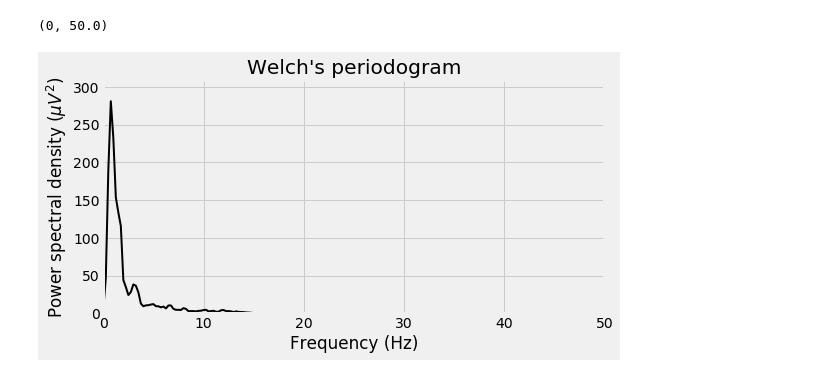
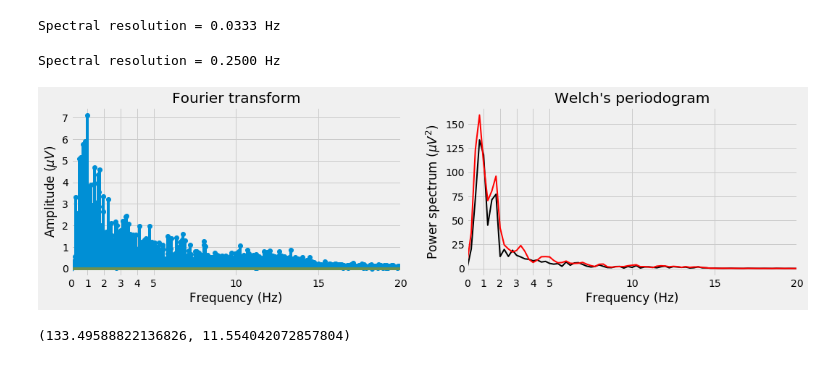
Before and after one commit to OrielBanne/myIPythonNotebooks, a Jupyter notebook: Signal_Processing/Welch's periodogram.ipynb, the cells around one changed output. Cells and saved outputs as stored; diff of their text form; code cells hidden in the pictures.

Commit message:
Welchs spectrogram almost final

```diff
--- a/Signal_Processing/Welch's periodogram.ipynb
+++ b/Signal_Processing/Welch's periodogram.ipynb
@@ -25,19 +112,51 @@ plt.xlabel('Time (sec)'), plt.ylabel('Voltage ($\mu$Volts)')
-# %%
-from scipy import signal
-
-# Define window length (4 seconds)
-win = 4 * sf
-freqs, psd = signal.welch(data, sf, nperseg=win)
-
-# Plot the power spectrum
-
-plt.figure(figsize=(8, 4))
-plt.plot(freqs, psd, color='k', lw=2)
-plt.xlabel('Frequency (Hz)')
-plt.ylabel('Power spectral density ($\mu V^2$)')
-plt.ylim([0, psd.max() * 1.1])
-plt.title("Welch's periodogram")
-plt.xlim([0, freqs.max()])
-# %% [output]
-(0, 50.0)
-[figure, removed]
+# %%
+# Fourier transform
+FourierCoeff = np.fft.fft(eeg)/eeg.size
+DC = [np.abs(FourierCoeff[0])]
+amp = np.concatenate((DC, 2*np.abs(FourierCoeff[1:])))
+
+# compute frequencies vector until half the sampling rate
+Nsamples = int( math.floor(eeg.size/2) )
+hz = np.linspace(0, sr/2., num = Nsamples + 1 )
+print('Spectral resolution = %2.4f Hz'%hz[1])
+# %% [output]
+Spectral resolution = 0.0333 Hz
+# %%
+# Perform Welch's periodogram with standard parameters
+segment = int( sr/0.25 )
+myhann = signal.get_window('hann', segment)
+myparams = dict(fs = sr, nperseg = segment, window = np.ones(segment), noverlap = 0, scaling = 'spectrum', return_onesided=True)
+freq, ps = signal.welch(x = eeg, **myparams)# units uV**2
+myparams2 = dict(fs = sr, nperseg = segment, window = myhann, noverlap = segment/5, scaling = 'spectrum', return_onesided=True)
+freq2, ps2 = signal.welch(x = eeg, **myparams2)# units uV**2
+
+print('Spectral resolution = %2.4f Hz'%freq[1])
+# %% [output]
+Spectral resolution = 0.2500 Hz
+# %%
+# Plot the power spectrum
+
+fig, ax = plt.subplots(1, 2, figsize=(16, 4))
+
+ax[0].set_title("Fourier transform")
+ax[0].stem(hz,amp[:len(hz)], use_line_collection = True)
+ax[0].set_ylabel('Amplitude ($\mu V$)')
+
+ax[1].set_title("Welch's periodogram")
+ax[1].plot(freq, 2*ps, color='k', lw=2) # multiply by 2 the amplitudes to have the negative frequencies
+ax[1].plot(freq2, 2*ps2, color='r', lw=2) # multiply by 2 the amplitudes to have the negative frequencies
+
+ax[1].set_ylabel('Power spectrum ($\mu V^2$)')
+
+for myax in ax:
+    myax.set_xlabel('Frequency (Hz)')
+    myax.set_xlim(0,20)
+    myticks = list(range(6)) + list(range(10, 25,5))
+    myax.set_xticks(myticks)
+# %% [output]
+[figure, added]
+# %%
+# The Welch periodogram overstimate the amplitude of the signal!
+2*ps.max(), np.sqrt(2*ps.max())
+# %% [output]
+(133.49588822136826, 11.554042072857804)
```
Also changed, not shown: parts of 19 cells of this notebook, 1 other file.
